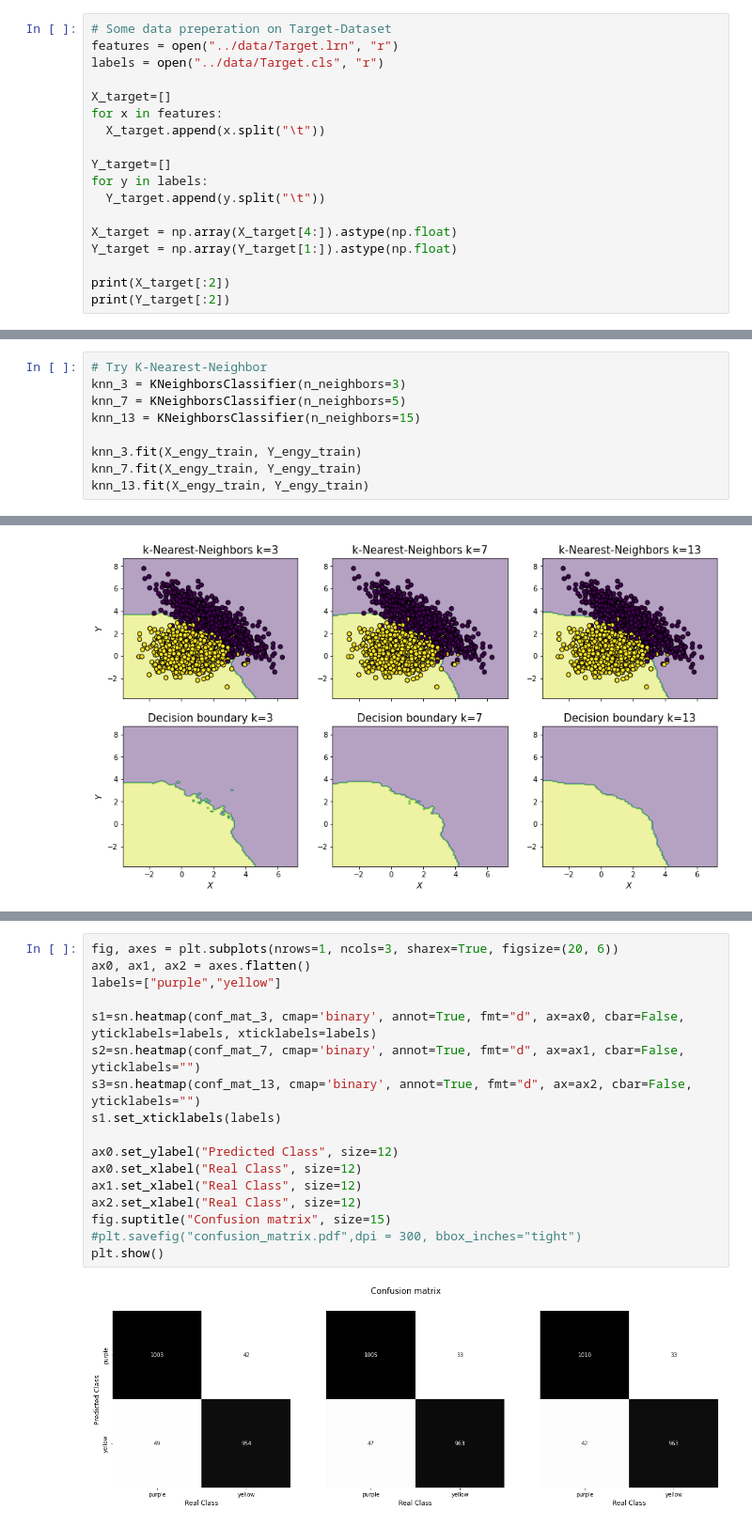
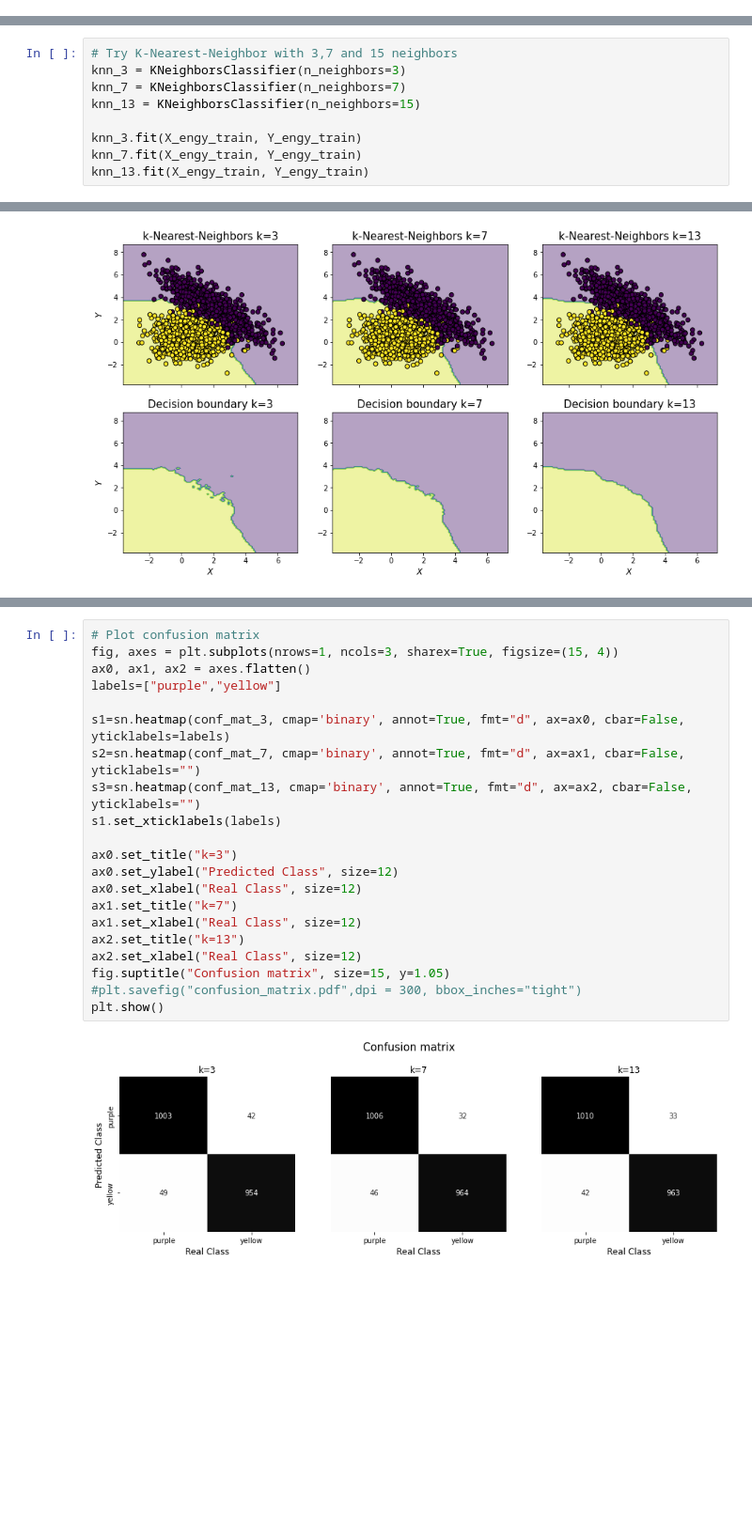
Before and after one commit to Timgrau/Machinelearning, a Jupyter notebook: Classification/Nearest-Neighbors.ipynb, the cells around one changed output, grey strips where cells are left out. Shown: that part at 94% size. Drawn from its saved outputs; the diff is of its cells as text; blank space fills up the shorter version.

```diff
--- a/Classification/Nearest-Neighbors.ipynb
+++ b/Classification/Nearest-Neighbors.ipynb
@@ -83,18 +87,0 @@ plt.show()
-# %%
-# Some data preperation on Target-Dataset
-features = open("../data/Target.lrn", "r")
-labels = open("../data/Target.cls", "r")
-
-X_target=[]
-for x in features:
-  X_target.append(x.split("\t"))
-
-Y_target=[]
-for y in labels:
-  Y_target.append(y.split("\t"))
-
-X_target = np.array(X_target[4:]).astype(np.float)
-Y_target = np.array(Y_target[1:]).astype(np.float)
-
-print(X_target[:2])
-print(Y_target[:2])
@@ -221,9 +150,9 @@ plt.show()
 # %% [output]
 [figure]
 # %%
-# Try K-Nearest-Neighbor
+# Try K-Nearest-Neighbor with 3,7 and 15 neighbors
 knn_3 = KNeighborsClassifier(n_neighbors=3)
-knn_7 = KNeighborsClassifier(n_neighbors=5)
+knn_7 = KNeighborsClassifier(n_neighbors=7)
 knn_13 = KNeighborsClassifier(n_neighbors=15)
 
 knn_3.fit(X_engy_train, Y_engy_train)
@@ -316,21 +246,25 @@ conf_mat_3 = DataFrame(confusion_matrix(y_pred_3, Y_engy_test))
 conf_mat_7 = DataFrame(confusion_matrix(y_pred_7, Y_engy_test))
 conf_mat_13 = DataFrame(confusion_matrix(y_pred_13, Y_engy_test))
 # %%
-fig, axes = plt.subplots(nrows=1, ncols=3, sharex=True, figsize=(20, 6))
+# Plot confusion matrix
+fig, axes = plt.subplots(nrows=1, ncols=3, sharex=True, figsize=(15, 4))
 ax0, ax1, ax2 = axes.flatten()
 labels=["purple","yellow"]
 
-s1=sn.heatmap(conf_mat_3, cmap='binary', annot=True, fmt="d", ax=ax0, cbar=False, yticklabels=labels, xticklabels=labels)
+s1=sn.heatmap(conf_mat_3, cmap='binary', annot=True, fmt="d", ax=ax0, cbar=False, yticklabels=labels)
 s2=sn.heatmap(conf_mat_7, cmap='binary', annot=True, fmt="d", ax=ax1, cbar=False, yticklabels="")
 s3=sn.heatmap(conf_mat_13, cmap='binary', annot=True, fmt="d", ax=ax2, cbar=False, yticklabels="")
 s1.set_xticklabels(labels)
 
+ax0.set_title("k=3")
 ax0.set_ylabel("Predicted Class", size=12)
 ax0.set_xlabel("Real Class", size=12)
+ax1.set_title("k=7")
 ax1.set_xlabel("Real Class", size=12)
+ax2.set_title("k=13")
 ax2.set_xlabel("Real Class", size=12)
-fig.suptitle("Confusion matrix", size=15)
+fig.suptitle("Confusion matrix", size=15, y=1.05)
 #plt.savefig("confusion_matrix.pdf",dpi = 300, bbox_inches="tight")
 plt.show()
 # %% [output]
-[figure, old version]
+[figure, new version]
```
Also changed, not shown: parts of 14 cells of this notebook, 3 other files.
